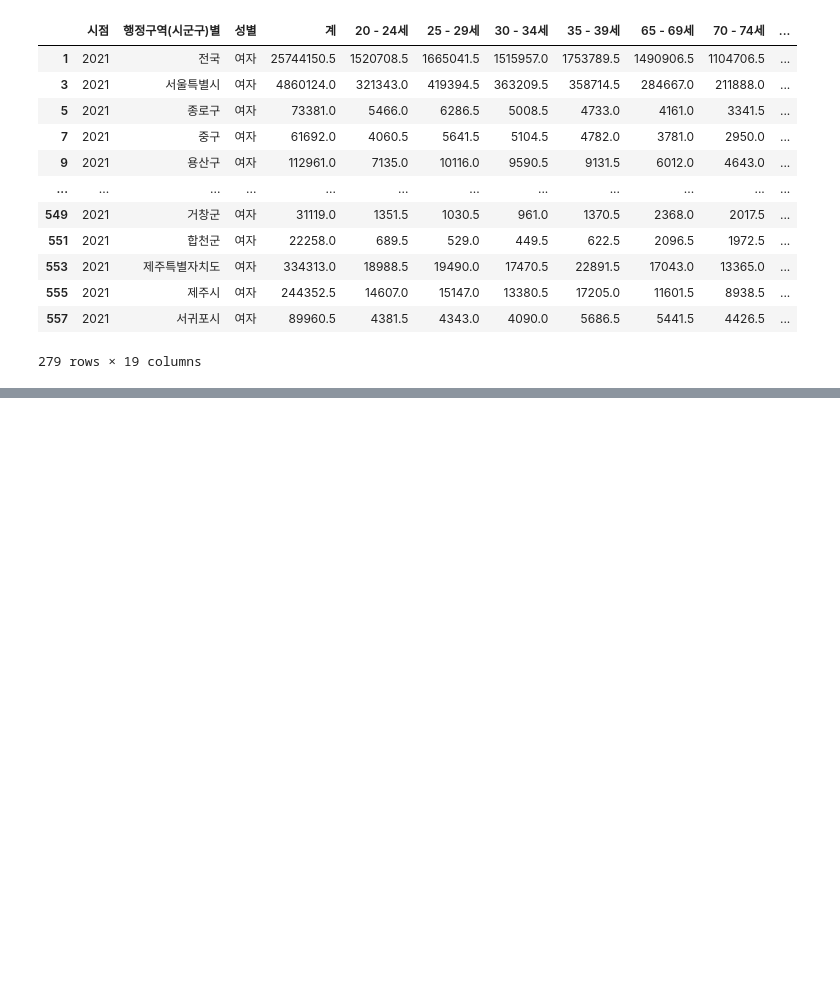
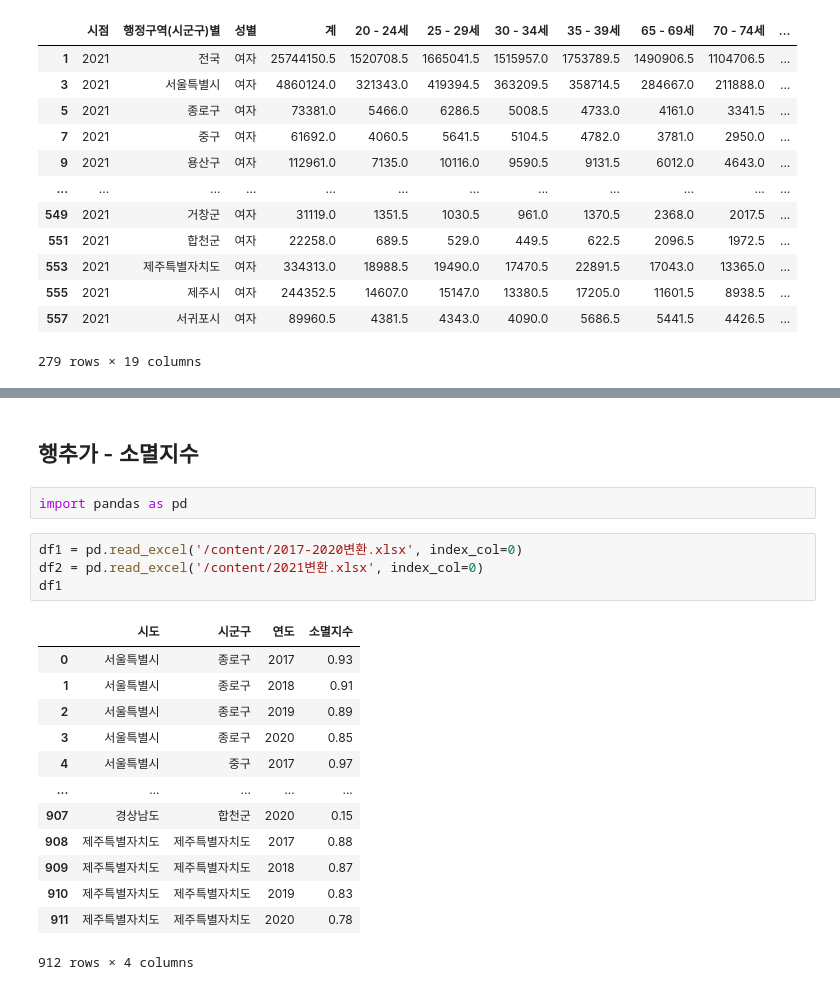
Before and after one commit to sphy1597/data_analysis-DS, a Jupyter notebook: 인구소멸해결방안(예빈's ver).ipynb, the cells around one changed output, grey strips where cells are left out. Cells and saved outputs as stored; diff of their text form; blank space fills up the shorter version.

```diff
--- a/인구소멸해결방안(예빈's ver).ipynb
+++ b/인구소멸해결방안(예빈's ver).ipynb
@@ -114,0 +171,22 @@ TypeError: ignored
+# %% [markdown]
+## 행추가 - 소멸지수
+# %%
+import pandas as pd
+# %%
+df1 = pd.read_excel('/content/2017-2020변환.xlsx', index_col=0)
+df2 = pd.read_excel('/content/2021변환.xlsx', index_col=0)
+df1
+# %% [output]
+|  | 시도 | 시군구 | 연도 | 소멸지수 |
+| 0 | 서울특별시 | 종로구 | 2017 | 0.93 |
+| 1 | 서울특별시 | 종로구 | 2018 | 0.91 |
+| 2 | 서울특별시 | 종로구 | 2019 | 0.89 |
+| 3 | 서울특별시 | 종로구 | 2020 | 0.85 |
+| 4 | 서울특별시 | 중구 | 2017 | 0.97 |
+| ... | ... | ... | ... | ... |
+| 907 | 경상남도 | 합천군 | 2020 | 0.15 |
+| 908 | 제주특별자치도 | 제주특별자치도 | 2017 | 0.88 |
+| 909 | 제주특별자치도 | 제주특별자치도 | 2018 | 0.87 |
+| 910 | 제주특별자치도 | 제주특별자치도 | 2019 | 0.83 |
+| 911 | 제주특별자치도 | 제주특별자치도 | 2020 | 0.78 |
+912 rows × 4 columns
```
Also changed, not shown: parts of 12 cells of this notebook.
